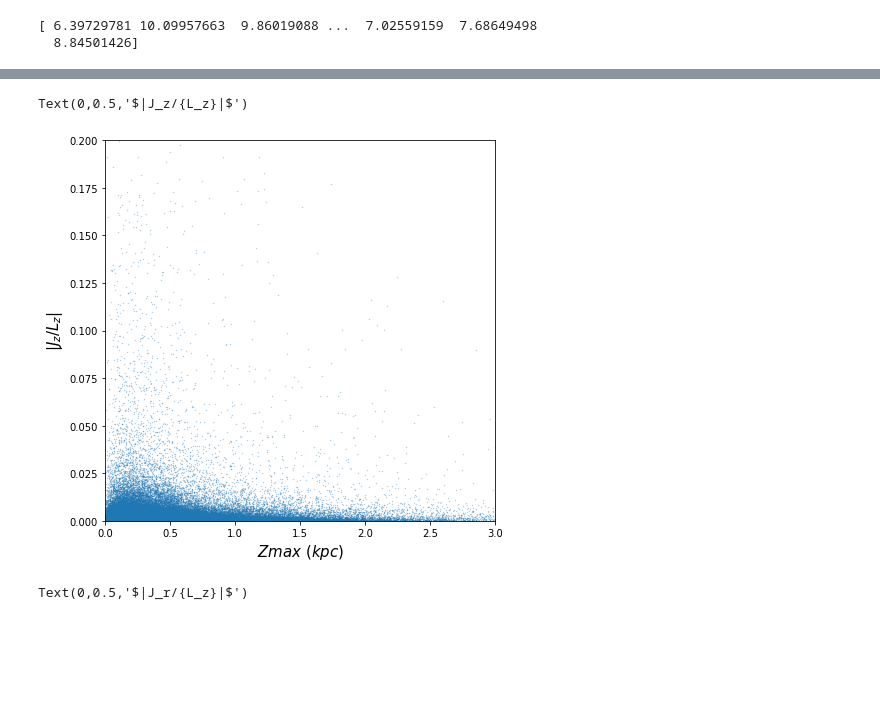
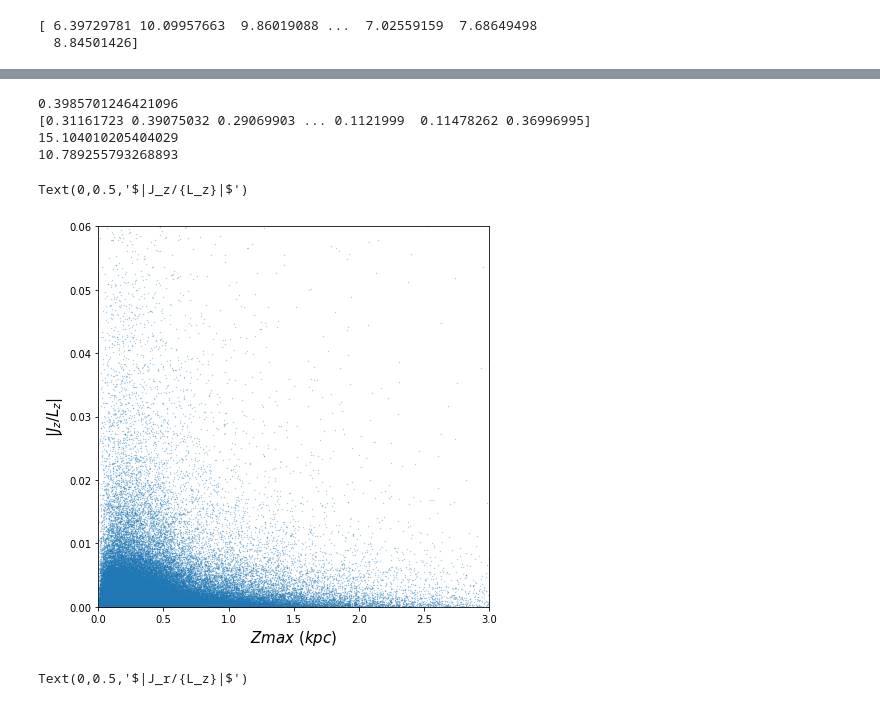
Before and after one commit to DouglasGrion/Kathryn, a Jupyter notebook: Action-Space_Plots.ipynb, the cells around one changed output, grey strips where cells are left out. Cells and saved outputs as stored; diff of their text form; code cells hidden in the pictures; blank space fills up the shorter version.

```diff
--- a/Action-Space_Plots.ipynb
+++ b/Action-Space_Plots.ipynb
@@ -10,6 +30,9 @@ print(data_table[1].columns)
 Jr = np.array(data_table["Jr"])
 Jphi = np.array(data_table["Jphi"])
 Jz = np.array(data_table["Jz"])
+Or = np.array(data_table["Freq_r"])
+Ophi = np.array(data_table["Freq_phi"])
+Oz = np.array(data_table["Freq_z"])
 X = np.array(data_table["xGC"]) * 0.001
 Y = np.array(data_table["yGC"]) * 0.001
 Z = np.array(data_table["zGC"]) * 0.001
@@ -116,0 +275,13 @@ for i in range(0,len(Jr)):
+# %%
+z = np.array(orb.z.value)
+print(np.max(z))
+print(zmax)
+x = np.array(orb.x.value)
+y = np.array(orb.y.value)
+print(np.sqrt(np.max(x)**2 + np.max(y)**2))
+print(maxr[len(maxr)-1])
+# %% [output]
+0.3985701246421096
+[0.31161723 0.39075032 0.29069903 ... 0.1121999  0.11478262 0.36996995]
+15.104010205404029
+10.789255793268893
@@ -117,10 +297,10 @@ for i in range(0,len(Jr)):
 # %%
 plt.figure(figsize=(7,7))
 plt.scatter(zmax, np.abs(Jz/Jphi), s=0.1, alpha=0.5)
 plt.xlim(0,3)
-plt.ylim(0,0.2)
+plt.ylim(0,0.06)
 plt.xlabel("$Zmax\ (kpc)$",fontsize=15)
 plt.ylabel("$|J_z/{L_z}|$", fontsize=15)
 # %% [output]
 Text(0,0.5,'$|J_z/{L_z}|$')
-[figure, old version]
+[figure, new version]
```
Also changed, not shown: parts of 17 cells of this notebook, 1 other file.
